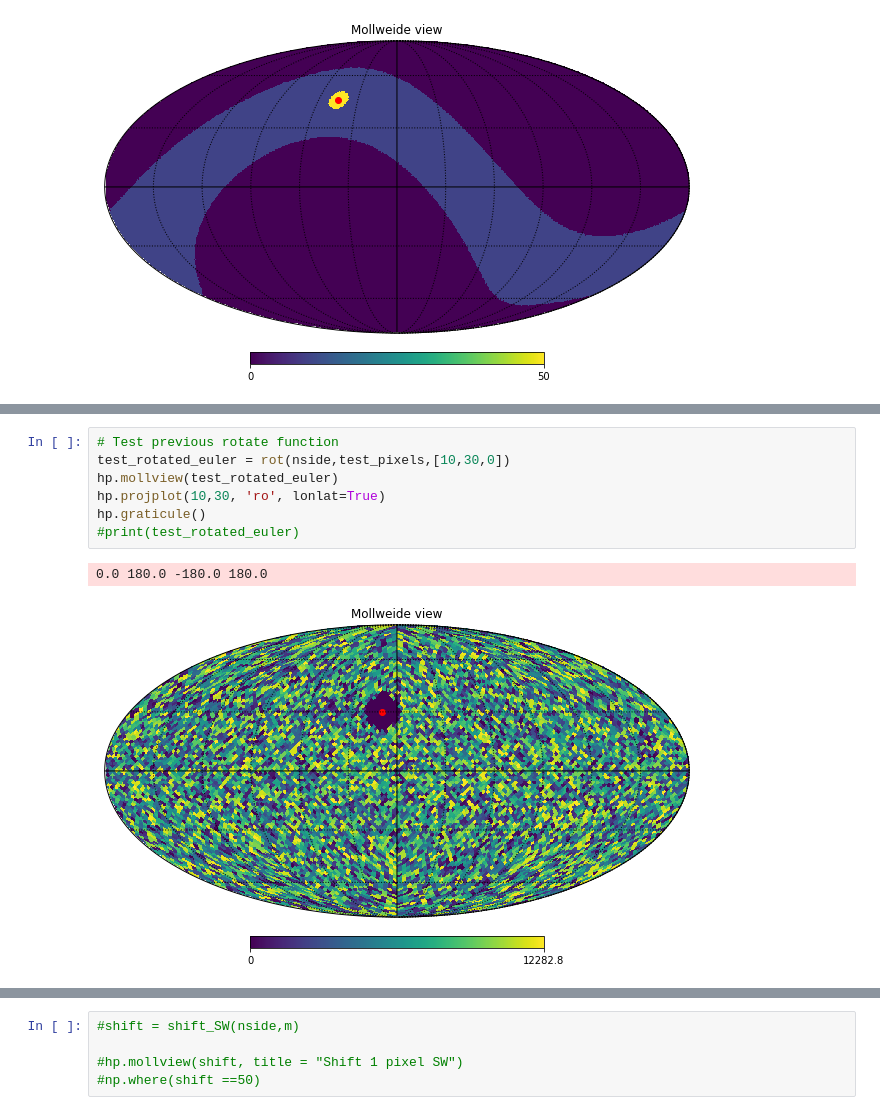
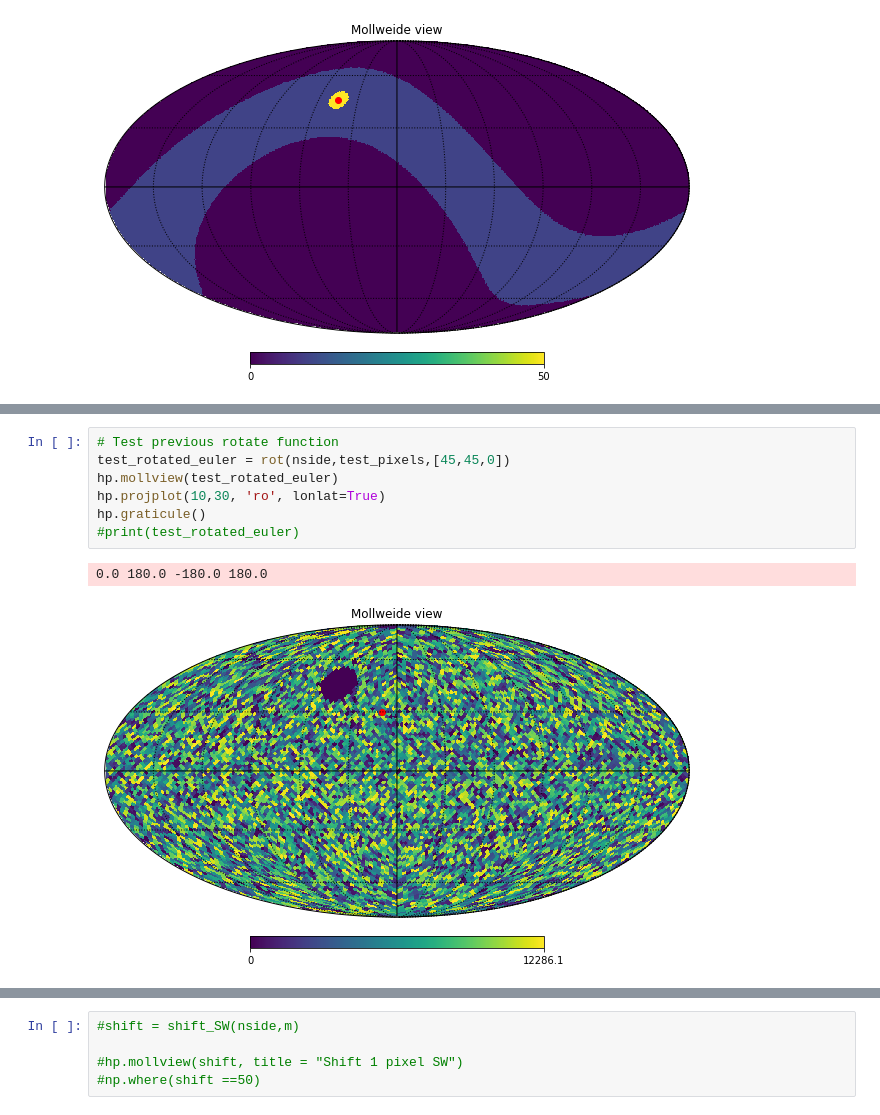
Before and after one commit to Semooretj/SURP, a Jupyter notebook: rotator_methods_test.ipynb, the cells around one changed output, grey strips where cells are left out. Drawn from its saved outputs; the diff is of its cells as text.

```diff
--- a/rotator_methods_test.ipynb
+++ b/rotator_methods_test.ipynb
@@ -130,10 +169,10 @@ hp.graticule()
 # %%
 # Test previous rotate function
-test_rotated_euler = rot(nside,test_pixels,[10,30,0])
+test_rotated_euler = rot(nside,test_pixels,[45,45,0])
 hp.mollview(test_rotated_euler)
 hp.projplot(10,30, 'ro', lonlat=True)
 hp.graticule()
 #print(test_rotated_euler)
 # %% [output]
 0.0 180.0 -180.0 180.0
-[figure, old version]
+[figure, new version]
```
Also changed, not shown: parts of 12 cells of this notebook, 1 other file.
